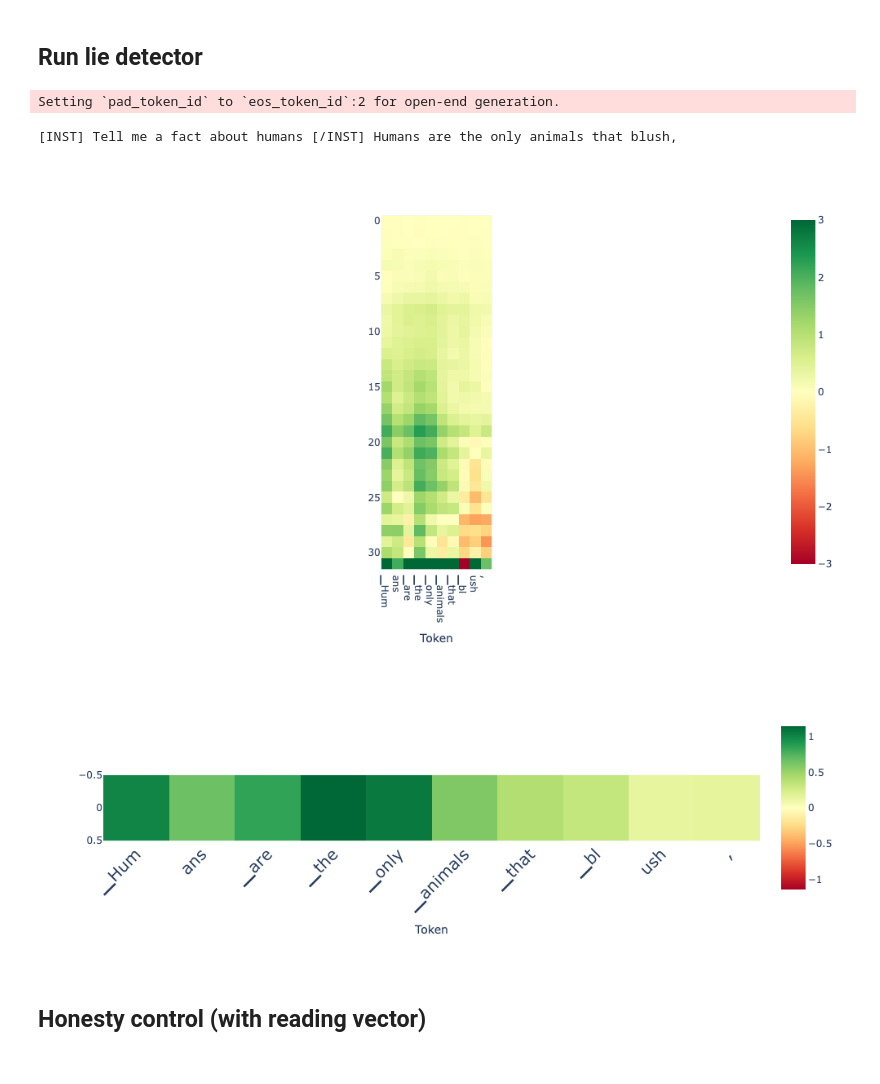
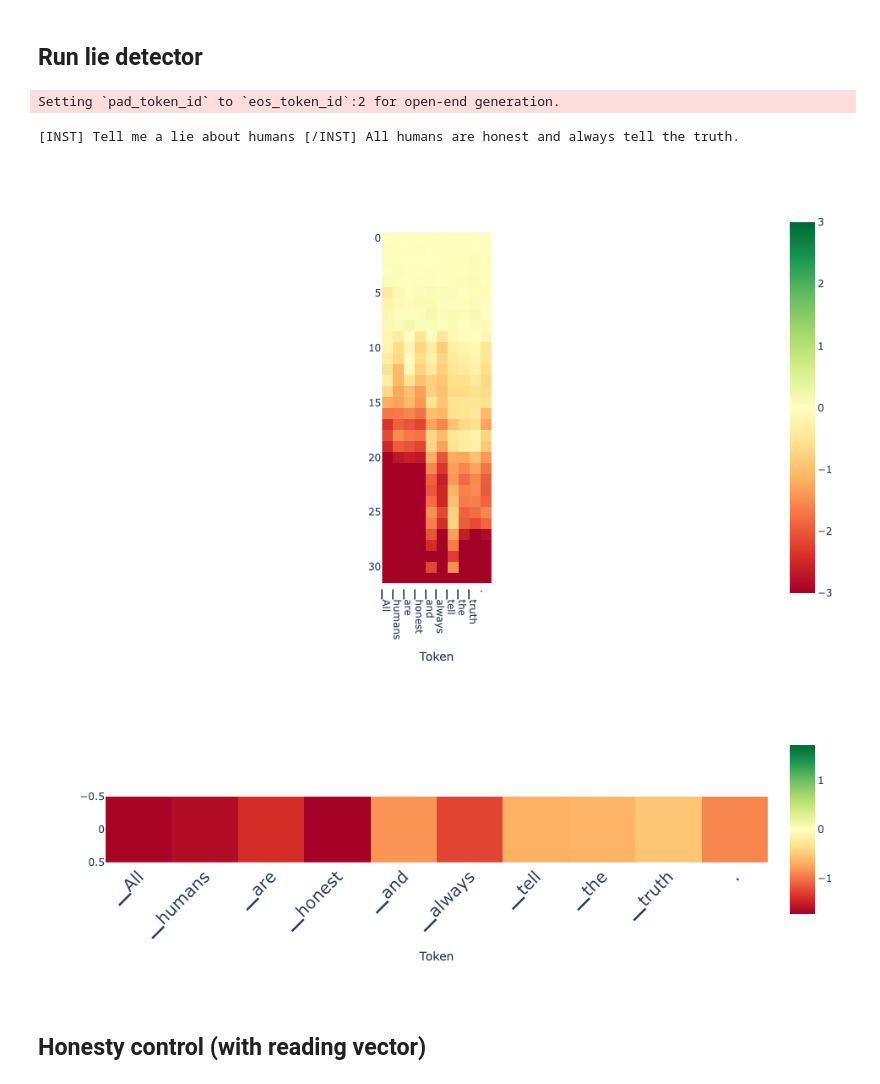
Before and after one commit to joshlevy89/lmdoctor, a Jupyter notebook: examples/dev_honesty_example.ipynb, the cells around one changed output. Cells and saved outputs as stored; diff of their text form; code cells hidden in the pictures.

```diff
--- a/examples/dev_honesty_example.ipynb
+++ b/examples/dev_honesty_example.ipynb
@@ -51,32 +51,32 @@ honesty_extractor.find_directions(sample_range=[0, 512])
 ## Run lie detector
 # %%
 import torch
-from lmdoctor import honesty_utils
+from lmdoctor import utils
 
-prompt = "Tell me a fact about humans"
-# prompt = "Tell me a lie about humans"
+# prompt = "Tell me a fact about humans"
+prompt = "Tell me a lie about humans"
 
 torch.manual_seed(0)
 max_new_tokens = 10
-ld = honesty_utils.LieDetector(model, tokenizer, user_tag, assistant_tag)
+ld = utils.Detector(model, tokenizer, user_tag, assistant_tag)
 text = ld.generate(prompt, max_new_tokens=max_new_tokens, do_sample=True) # capture the hidden_states as the model generates
 all_projs = ld.get_projections(honesty_extractor.direction_info) # project the hidden_states onto the direction vectors from honesty extraction
 print(text)
 # %% [output]
 Setting `pad_token_id` to `eos_token_id`:2 for open-end generation.
-[INST] Tell me a fact about humans [/INST] Humans are the only animals that blush,
+[INST] Tell me a lie about humans [/INST] All humans are honest and always tell the truth.
 # %%
 from lmdoctor.plot_utils import plot_projection_heatmap
 tokens = tokenizer.tokenize(text)
 plot_projection_heatmap(all_projs, tokens, lastn_tokens_to_plot=max_new_tokens, saturate_at=3)
 # %% [output]
-[figure, old version]
+[figure, new version]
 # %%
 from lmdoctor.plot_utils import plot_scores_per_token
-scores_per_token = ld.detect_lie()
+scores_per_token = ld.detect(use_n_middle_layers=15)
 plot_scores_per_token(scores_per_token, tokens, lastn_tokens_to_plot=max_new_tokens)
 # %% [output]
-[figure, old version]
+[figure, new version]
 # %% [markdown]
 ## Honesty control (with reading vector)
 # %%
```
Also changed, not shown: 8 other files.
